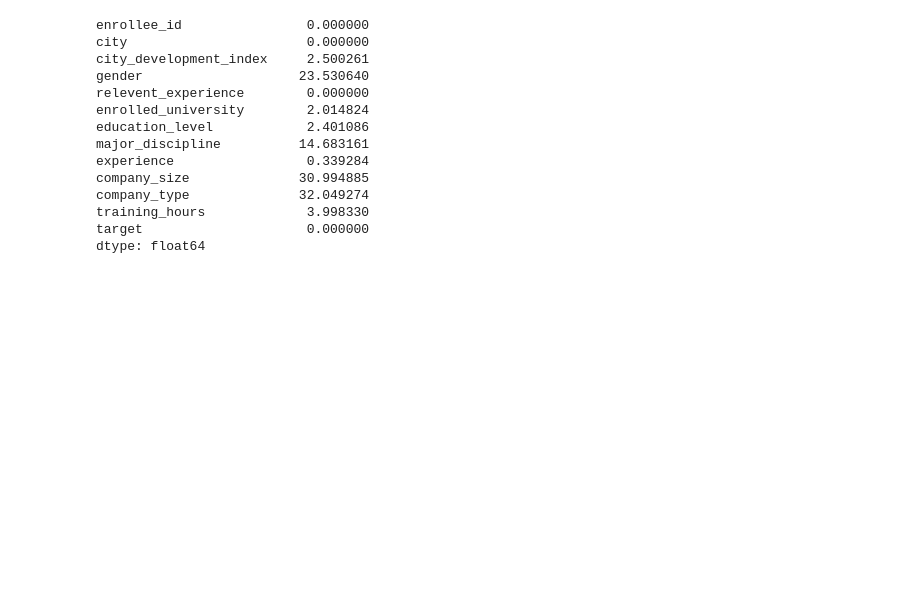
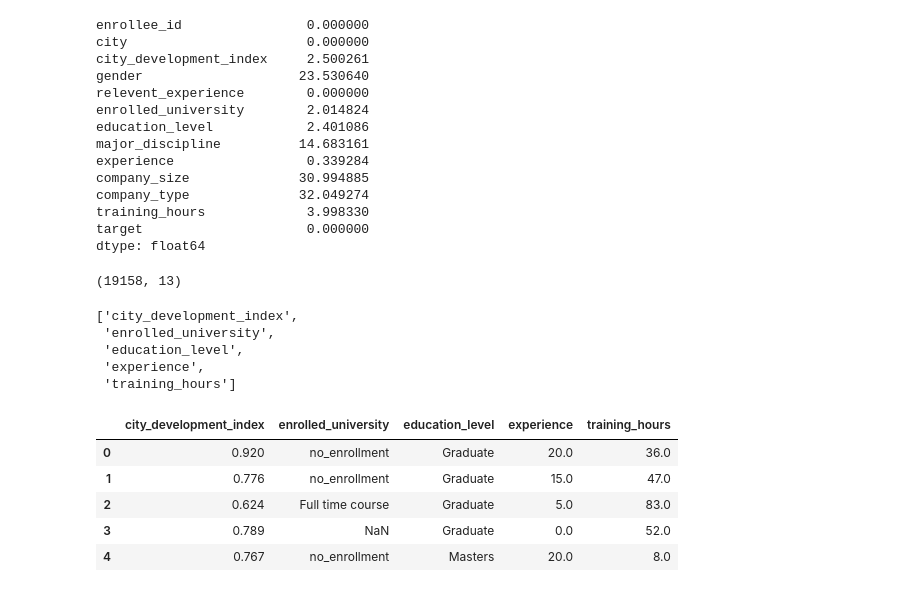
Before and after one commit to najnin26/Machine-Learning, a Jupyter notebook: Basic/complete-case-analysis.ipynb, the cells around one changed output. Cells and saved outputs as stored; diff of their text form; code cells hidden in the pictures; blank space fills up the shorter version.

```diff
--- a/Basic/complete-case-analysis.ipynb
+++ b/Basic/complete-case-analysis.ipynb
@@ -82,3 +82,25 @@ company_type              32.049274
 training_hours             3.998330
 target                     0.000000
 dtype: float64
+# %%
+df.shape
+# %% [output]
+(19158, 13)
+# %%
+cols = [var for var in df.columns if df[var].isnull().mean() < 0.05 and df[var].isnull().mean() > 0]
+cols
+# %% [output]
+['city_development_index',
+ 'enrolled_university',
+ 'education_level',
+ 'experience',
+ 'training_hours']
+# %%
+df[cols].head(5)
+# %% [output]
+|  | city_development_index | enrolled_university | education_level | experience | training_hours |
+| 0 | 0.920 | no_enrollment | Graduate | 20.0 | 36.0 |
+| 1 | 0.776 | no_enrollment | Graduate | 15.0 | 47.0 |
+| 2 | 0.624 | Full time course | Graduate | 5.0 | 83.0 |
+| 3 | 0.789 | NaN | Graduate | 0.0 | 52.0 |
+| 4 | 0.767 | no_enrollment | Masters | 20.0 | 8.0 |
```
Also changed, not shown: parts of 6 cells of this notebook.
